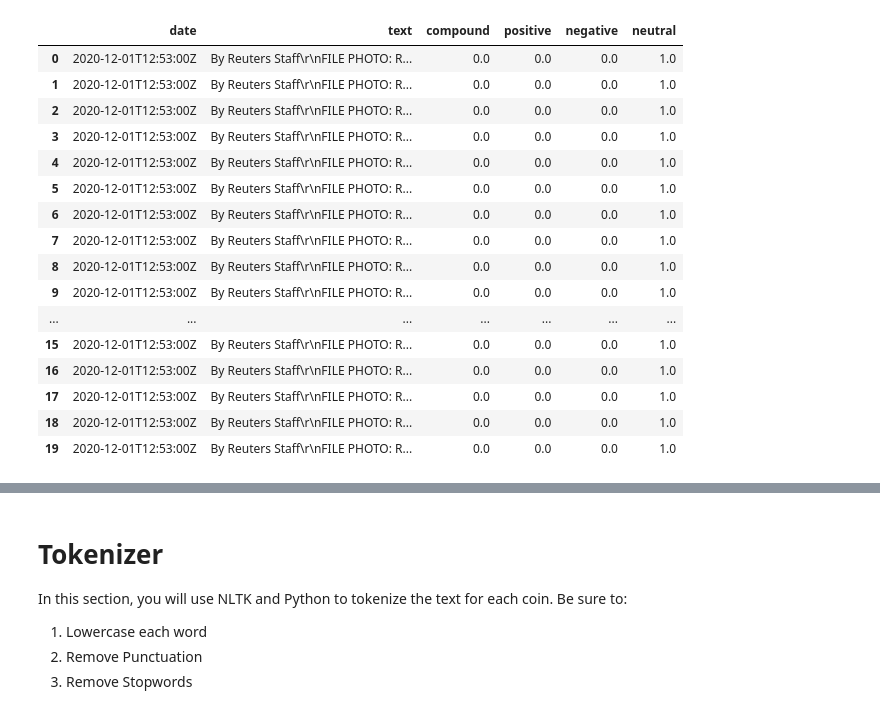
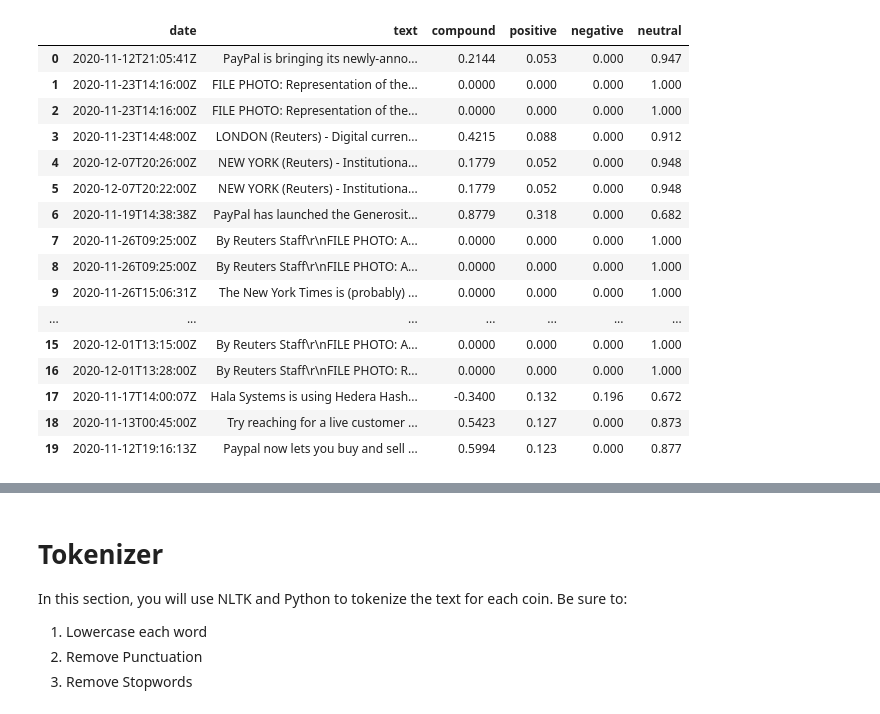
Before and after one commit to kary2003/12_Tales_From_The_Crypto, a Jupyter notebook: crypto_sentiment.ipynb, the cells around one changed output, grey strips where cells are left out. Drawn from its saved outputs; the diff is of its cells as text; code cells hidden in the pictures.

```diff
--- a/crypto_sentiment.ipynb
+++ b/crypto_sentiment.ipynb
@@ -102,53 +98,53 @@ ethereum_sentiments = []
 
 for articles in ethereum["articles"]:
     try:
-        text = article["content"]
-        date = article["publishedAt"][:20]
+        text = articles["content"]
+        date = articles["publishedAt"][:20]
         sentiment = analyzer.polarity_scores(text)
         compound = sentiment["compound"]
         pos = sentiment["pos"]
         neu = sentiment["neu"]
         neg = sentiment["neg"]
 
         ethereum_sentiments.append({
             "text": text,
             "date": date,
             "compound": compound,
             "positive": pos,
             "negative": neg,
             "neutral": neu
 
         })
 
     except AttributeError:
         pass
 
 # Create DataFrame
 df_ethereum = pd.DataFrame(ethereum_sentiments)
 
 # Reorder DataFrame columns
 cols = ["date", "text", "compound", "positive", "negative", "neutral"]
 df_ethereum = df_ethereum[cols]
 
 df_ethereum
 # %% [output]
 |  | date | text | compound | positive | negative | neutral |
-| 0 | 2020-12-01T12:53:00Z | By Reuters Staff\r\nFILE PHOTO: R... | 0.0 | 0.0 | 0.0 | 1.0 |
-| 1 | 2020-12-01T12:53:00Z | By Reuters Staff\r\nFILE PHOTO: R... | 0.0 | 0.0 | 0.0 | 1.0 |
-| 2 | 2020-12-01T12:53:00Z | By Reuters Staff\r\nFILE PHOTO: R... | 0.0 | 0.0 | 0.0 | 1.0 |
-| 3 | 2020-12-01T12:53:00Z | By Reuters Staff\r\nFILE PHOTO: R... | 0.0 | 0.0 | 0.0 | 1.0 |
-| 4 | 2020-12-01T12:53:00Z | By Reuters Staff\r\nFILE PHOTO: R... | 0.0 | 0.0 | 0.0 | 1.0 |
-| 5 | 2020-12-01T12:53:00Z | By Reuters Staff\r\nFILE PHOTO: R... | 0.0 | 0.0 | 0.0 | 1.0 |
-| 6 | 2020-12-01T12:53:00Z | By Reuters Staff\r\nFILE PHOTO: R... | 0.0 | 0.0 | 0.0 | 1.0 |
-| 7 | 2020-12-01T12:53:00Z | By Reuters Staff\r\nFILE PHOTO: R... | 0.0 | 0.0 | 0.0 | 1.0 |
-| 8 | 2020-12-01T12:53:00Z | By Reuters Staff\r\nFILE PHOTO: R... | 0.0 | 0.0 | 0.0 | 1.0 |
-| 9 | 2020-12-01T12:53:00Z | By Reuters Staff\r\nFILE PHOTO: R... | 0.0 | 0.0 | 0.0 | 1.0 |
+| 0 | 2020-11-12T21:05:41Z | PayPal is bringing its newly-anno... | 0.2144 | 0.053 | 0.000 | 0.947 |
+| 1 | 2020-11-23T14:16:00Z | FILE PHOTO: Representation of the... | 0.0000 | 0.000 | 0.000 | 1.000 |
+| 2 | 2020-11-23T14:16:00Z | FILE PHOTO: Representation of the... | 0.0000 | 0.000 | 0.000 | 1.000 |
+| 3 | 2020-11-23T14:48:00Z | LONDON (Reuters) - Digital curren... | 0.4215 | 0.088 | 0.000 | 0.912 |
+| 4 | 2020-12-07T20:26:00Z | NEW YORK (Reuters) - Institutiona... | 0.1779 | 0.052 | 0.000 | 0.948 |
+| 5 | 2020-12-07T20:22:00Z | NEW YORK (Reuters) - Institutiona... | 0.1779 | 0.052 | 0.000 | 0.948 |
+| 6 | 2020-11-19T14:38:38Z | PayPal has launched the Generosit... | 0.8779 | 0.318 | 0.000 | 0.682 |
+| 7 | 2020-11-26T09:25:00Z | By Reuters Staff\r\nFILE PHOTO: A... | 0.0000 | 0.000 | 0.000 | 1.000 |
+| 8 | 2020-11-26T09:25:00Z | By Reuters Staff\r\nFILE PHOTO: A... | 0.0000 | 0.000 | 0.000 | 1.000 |
+| 9 | 2020-11-26T15:06:31Z | The New York Times is (probably) ... | 0.0000 | 0.000 | 0.000 | 1.000 |
 | ... | ... | ... | ... | ... | ... | ... |
-| 15 | 2020-12-01T12:53:00Z | By Reuters Staff\r\nFILE PHOTO: R... | 0.0 | 0.0 | 0.0 | 1.0 |
-| 16 | 2020-12-01T12:53:00Z | By Reuters Staff\r\nFILE PHOTO: R... | 0.0 | 0.0 | 0.0 | 1.0 |
-| 17 | 2020-12-01T12:53:00Z | By Reuters Staff\r\nFILE PHOTO: R... | 0.0 | 0.0 | 0.0 | 1.0 |
-| 18 | 2020-12-01T12:53:00Z | By Reuters Staff\r\nFILE PHOTO: R... | 0.0 | 0.0 | 0.0 | 1.0 |
-| 19 | 2020-12-01T12:53:00Z | By Reuters Staff\r\nFILE PHOTO: R... | 0.0 | 0.0 | 0.0 | 1.0 |
+| 15 | 2020-12-01T13:15:00Z | By Reuters Staff\r\nFILE PHOTO: A... | 0.0000 | 0.000 | 0.000 | 1.000 |
+| 16 | 2020-12-01T13:28:00Z | By Reuters Staff\r\nFILE PHOTO: R... | 0.0000 | 0.000 | 0.000 | 1.000 |
+| 17 | 2020-11-17T14:00:07Z | Hala Systems is using Hedera Hash... | -0.3400 | 0.132 | 0.196 | 0.672 |
+| 18 | 2020-11-13T00:45:00Z | Try reaching for a live customer ... | 0.5423 | 0.127 | 0.000 | 0.873 |
+| 19 | 2020-11-12T19:16:13Z | Paypal now lets you buy and sell ... | 0.5994 | 0.123 | 0.000 | 0.877 |
 # %%
 # Describe the Bitcoin Sentiment
 df_bitcoin.describe()
```
Also changed, not shown: parts of 26 cells of this notebook.
